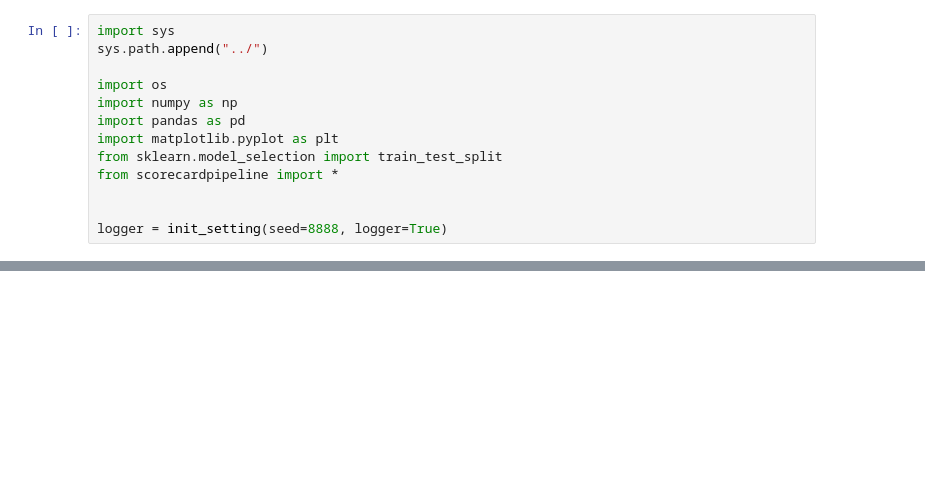
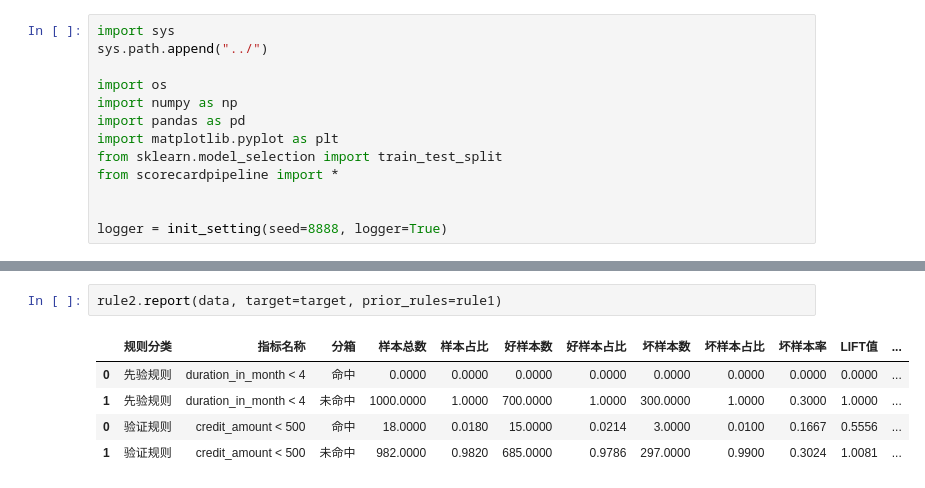
Before and after one commit to itlubber/scorecardpipeline, a Jupyter notebook: examples/rule_efficiency.ipynb, the cells around one changed output, grey strips where cells are left out. Saved outputs shown, nothing was run; the diff lists cells and outputs as text; blank space fills up the shorter version.

```diff
--- a/examples/rule_efficiency.ipynb
+++ b/examples/rule_efficiency.ipynb
@@ -50,3 +69,11 @@ rule2.report(data, target=target)
+# %%
+rule2.report(data, target=target, prior_rules=rule1)
+# %% [output]
+|  | 规则分类 | 指标名称 | 分箱 | 样本总数 | 样本占比 | 好样本数 | 好样本占比 | 坏样本数 | 坏样本占比 | 坏样本率 | LIFT值 | ... |
+| 0 | 先验规则 | duration_in_month < 4 | 命中 | 0.0000 | 0.0000 | 0.0000 | 0.0000 | 0.0000 | 0.0000 | 0.0000 | 0.0000 | ... |
+| 1 | 先验规则 | duration_in_month < 4 | 未命中 | 1000.0000 | 1.0000 | 700.0000 | 1.0000 | 300.0000 | 1.0000 | 0.3000 | 1.0000 | ... |
+| 0 | 验证规则 | credit_amount < 500 | 命中 | 18.0000 | 0.0180 | 15.0000 | 0.0214 | 3.0000 | 0.0100 | 0.1667 | 0.5556 | ... |
+| 1 | 验证规则 | credit_amount < 500 | 未命中 | 982.0000 | 0.9820 | 685.0000 | 0.9786 | 297.0000 | 0.9900 | 0.3024 | 1.0081 | ... |
 # %%
 (rule1 | rule2).report(data, target=target)
 # %% [output]
```
Also changed, not shown: parts of 8 cells of this notebook, 2 other files.
